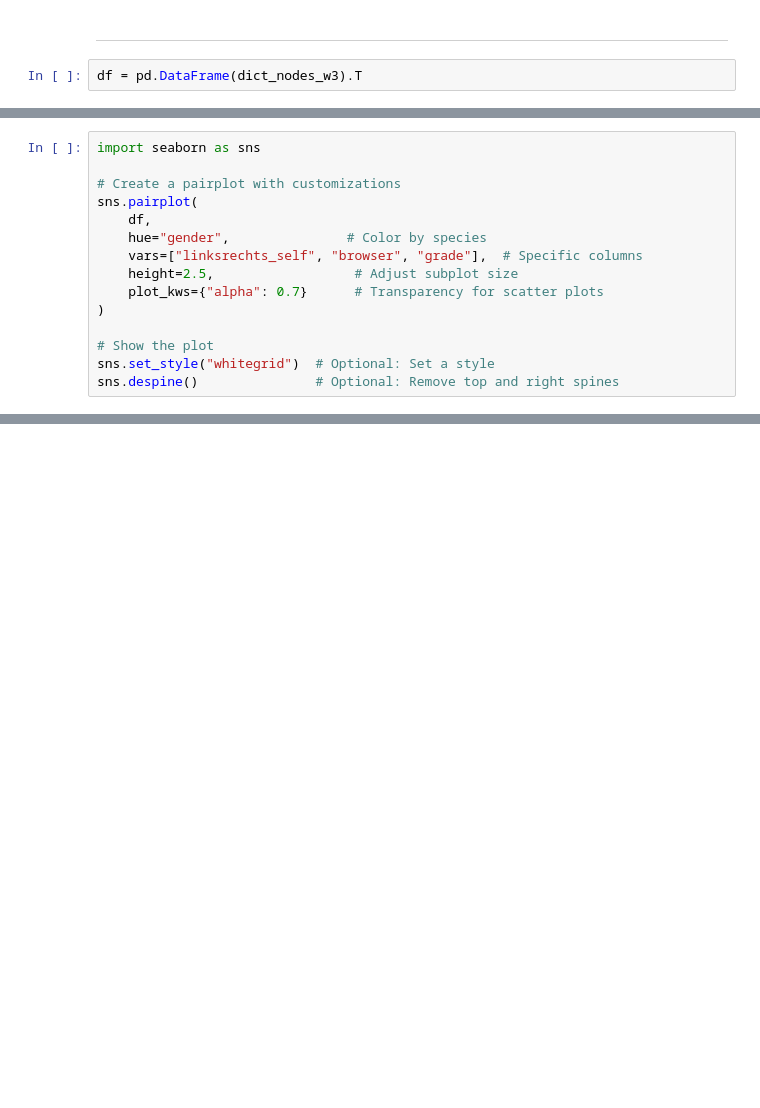
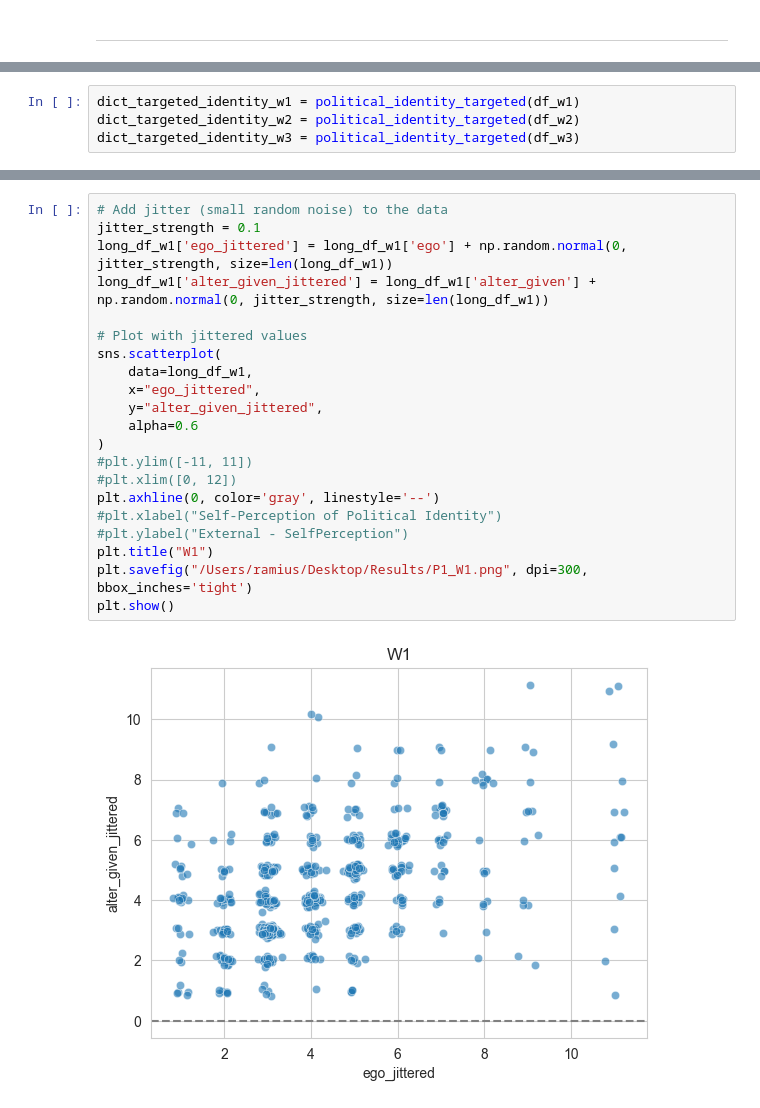
Before and after one commit to LS-Shikano/StudentSurvey, a Jupyter notebook: data_WS2425/SS_DataPipe.ipynb, the cells around one changed output, grey strips where cells are left out. Cells and saved outputs as stored; diff of their text form; blank space fills up the shorter version.

```diff
--- a/data_WS2425/SS_DataPipe.ipynb
+++ b/data_WS2425/SS_DataPipe.ipynb
@@ -554,4 +587,2 @@ Amount of Edges dropped: 53
 # %% [markdown]
 ***
-# %%
-df = pd.DataFrame(dict_nodes_w3).T
@@ -574,15 +588,0 @@ df
-# %%
-import seaborn as sns
-
-# Create a pairplot with customizations
-sns.pairplot(
-    df,
-    hue="gender",               # Color by species
-    vars=["linksrechts_self", "browser", "grade"],  # Specific columns
-    height=2.5,                  # Adjust subplot size
-    plot_kws={"alpha": 0.7}      # Transparency for scatter plots
-)
-
-# Show the plot
-sns.set_style("whitegrid")  # Optional: Set a style
-sns.despine()               # Optional: Remove top and right spines
@@ -594,0 +782,4 @@ KeyError: ''
+# %%
+dict_targeted_identity_w1 = political_identity_targeted(df_w1)
+dict_targeted_identity_w2 = political_identity_targeted(df_w2)
+dict_targeted_identity_w3 = political_identity_targeted(df_w3)
@@ -594,0 +842,23 @@ KeyError: ''
+# %%
+# Add jitter (small random noise) to the data
+jitter_strength = 0.1
+long_df_w1['ego_jittered'] = long_df_w1['ego'] + np.random.normal(0, jitter_strength, size=len(long_df_w1))
+long_df_w1['alter_given_jittered'] = long_df_w1['alter_given'] + np.random.normal(0, jitter_strength, size=len(long_df_w1))
+
+# Plot with jittered values
+sns.scatterplot(
+    data=long_df_w1,
+    x="ego_jittered",
+    y="alter_given_jittered",
+    alpha=0.6
+)
+#plt.ylim([-11, 11])
+#plt.xlim([0, 12])
+plt.axhline(0, color='gray', linestyle='--')
+#plt.xlabel("Self-Perception of Political Identity")
+#plt.ylabel("External - SelfPerception")
+plt.title("W1")
+plt.savefig("/Users/ramius/Desktop/Results/P1_W1.png", dpi=300, bbox_inches='tight')
+plt.show()
+# %% [output]
+[figure, added]
```
Also changed, not shown: parts of 32 cells of this notebook, 4 other files.
